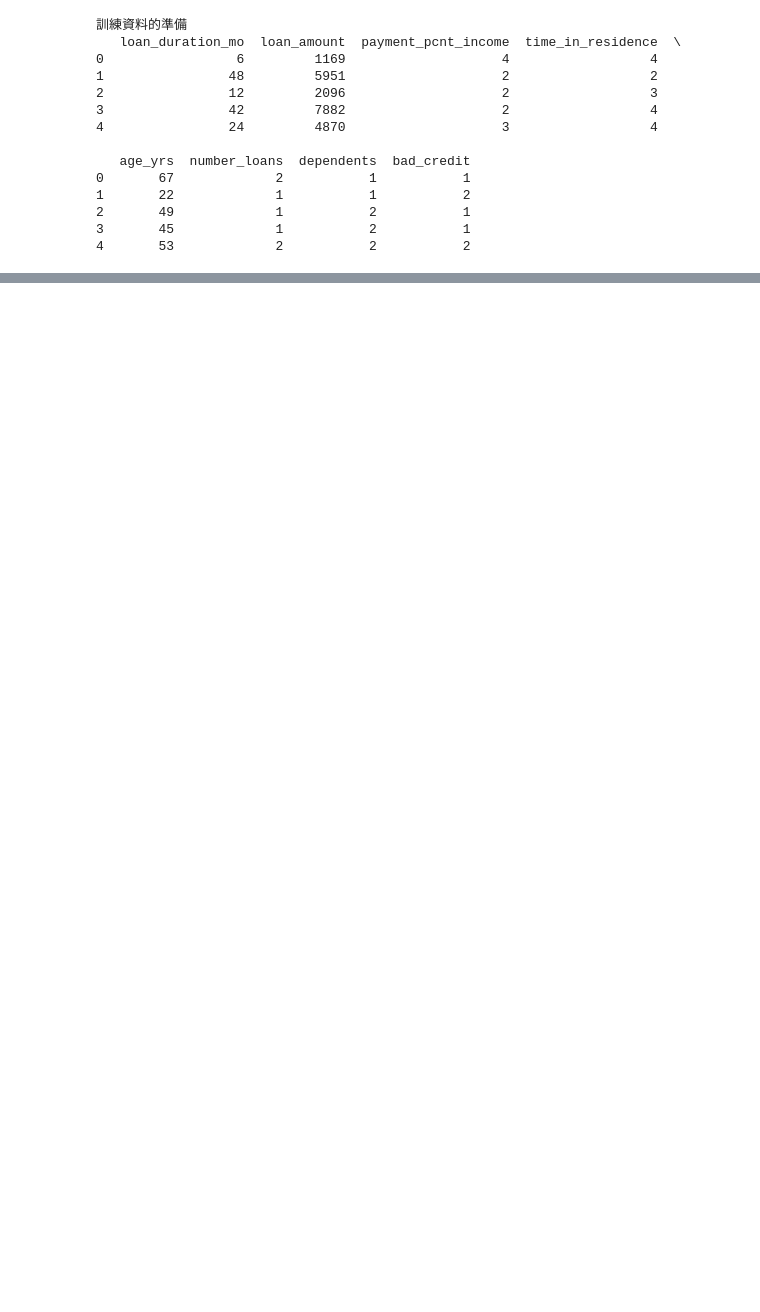
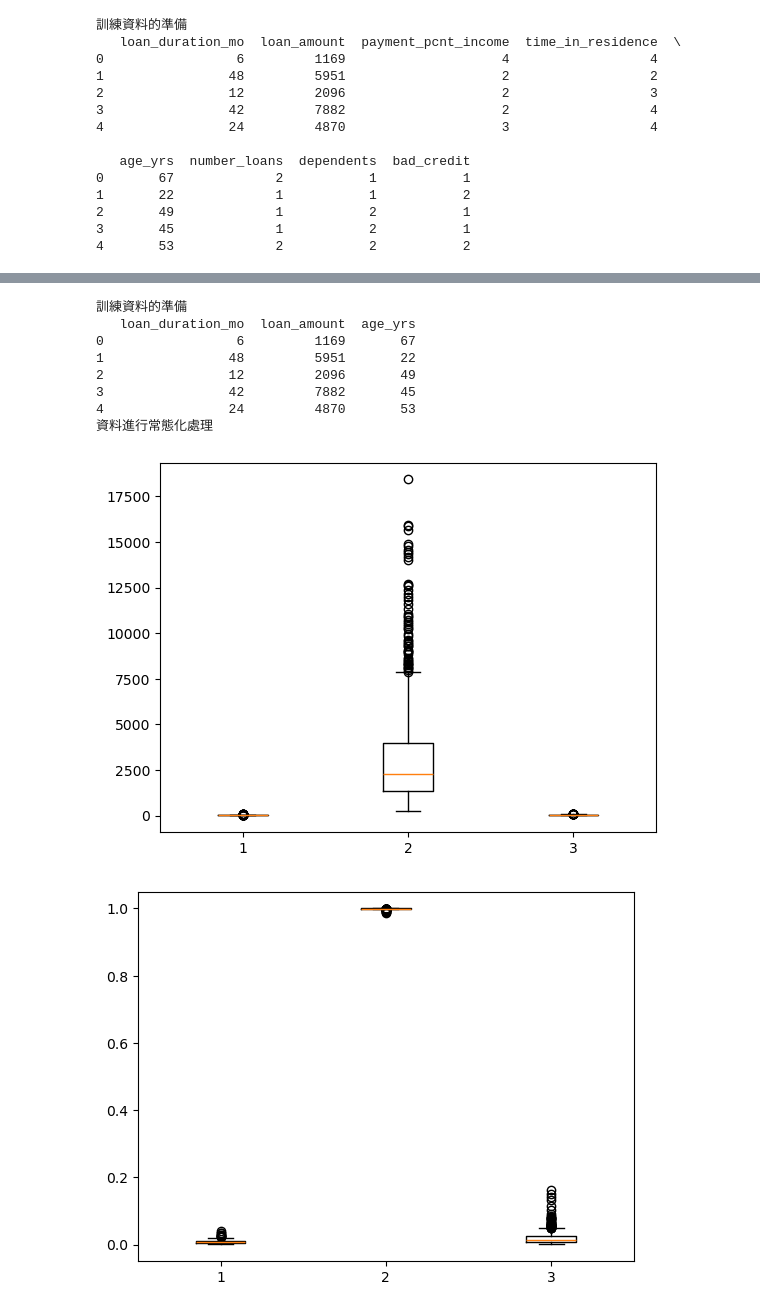
Before and after one commit to a0916065882/James, a Jupyter notebook: lesson25/lesson25_1.ipynb, the cells around one changed output, grey strips where cells are left out. Saved outputs shown, nothing was run; the diff lists cells and outputs as text; code cells hidden in the pictures; blank space fills up the shorter version.

```diff
--- a/lesson25/lesson25_1.ipynb
+++ b/lesson25/lesson25_1.ipynb
@@ -398,0 +394,55 @@ print('測試的混淆矩陣:\n',confusion_matrix(y_test,y_predict1))
+# %%
+#1、X與y資料準備
+print('訓練資料的準備')
+try:
+  list3.remove('customer_id')
+except:
+  pass
+data1=credit2[list3]
+#print(data1.head())
+x=data1.loc[:,['loan_duration_mo','loan_amount','age_yrs']]
+y=data1.iloc[:,-1]
+print(x.head())
+#2、資料切割
+x_train,x_test,y_train,y_test=train_test_split(x,y,test_size=0.3)
+
+print('資料進行常態化處理')
+from sklearn.preprocessing import Normalizer
+scaler1=Normalizer()
+scaler1.fit(x_train)
+x_train_nor=scaler1.transform(x_train)
+x_test_nor=scaler1.transform(x_test)
+
+plt.boxplot(x_train)
+plt.show()
+plt.boxplot(x_train_nor)
+plt.show()
+
+
+#3、產生模型物件
+model1=KNeighborsClassifier(n_neighbors=10)
+#4、模型物件進行訓練
+model1.fit(x_train_nor,y_train)
+#5、儲存訓練後的模型
+joblib.dump(model1,'model1.pkl')
+#6、載入儲存後的模型檔案
+model1=joblib.load('model1.pkl')
+#7、模型物件進行預估
+y_predict1=model1.predict(x_test_nor) #測試
+y_predict2=model1.predict(x_train_nor) #訓練
+#8、模型進行評估
+print('訓練的準確率:\n',accuracy_score(y_train,y_predict2))
+print('測試的準確率:\n',accuracy_score(y_test,y_predict1))
+print('測試的分類報告:\n',classification_report(y_test,y_predict1))
+print('測試的混淆矩陣:\n',confusion_matrix(y_test,y_predict1))
+# %% [output]
+訓練資料的準備
+   loan_duration_mo  loan_amount  age_yrs
+0                 6         1169       67
+1                48         5951       22
+2                12         2096       49
+3                42         7882       45
+4                24         4870       53
+資料進行常態化處理
+[figure, added]
+[figure, added]
```
Also changed, not shown: parts of 9 cells of this notebook, 6 other files.
